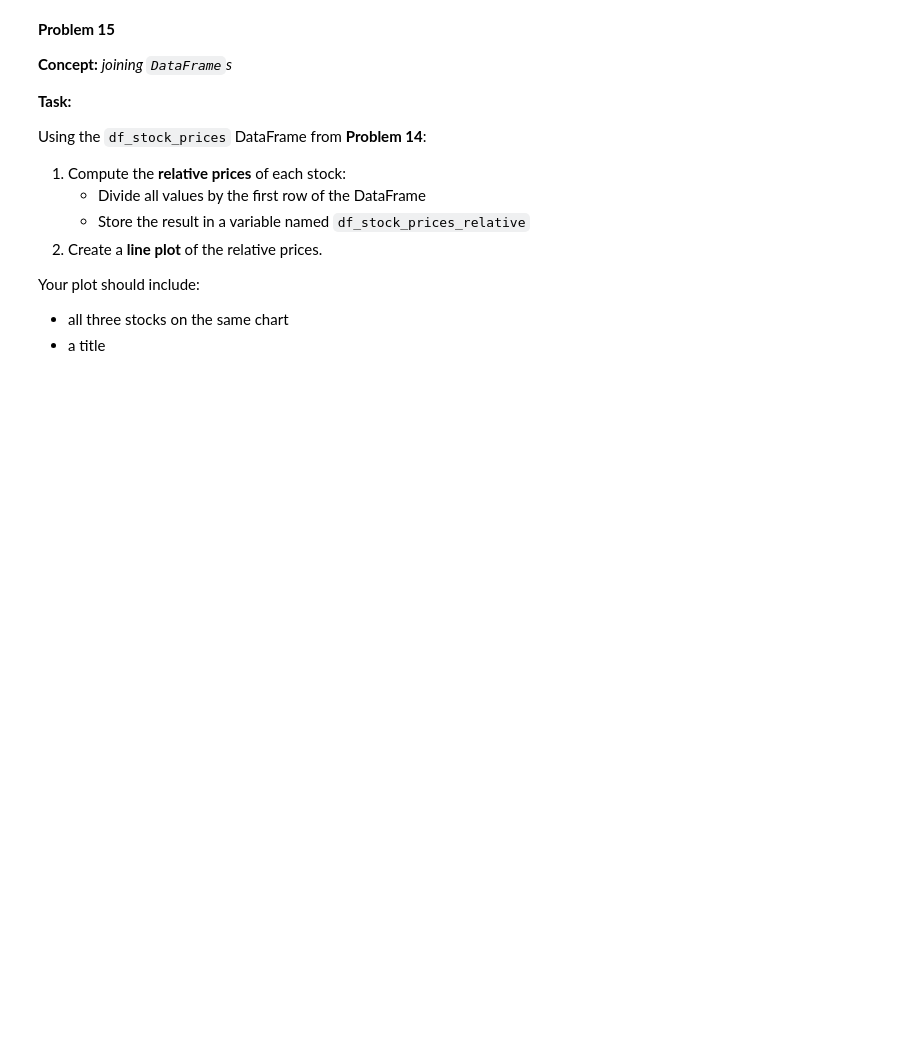
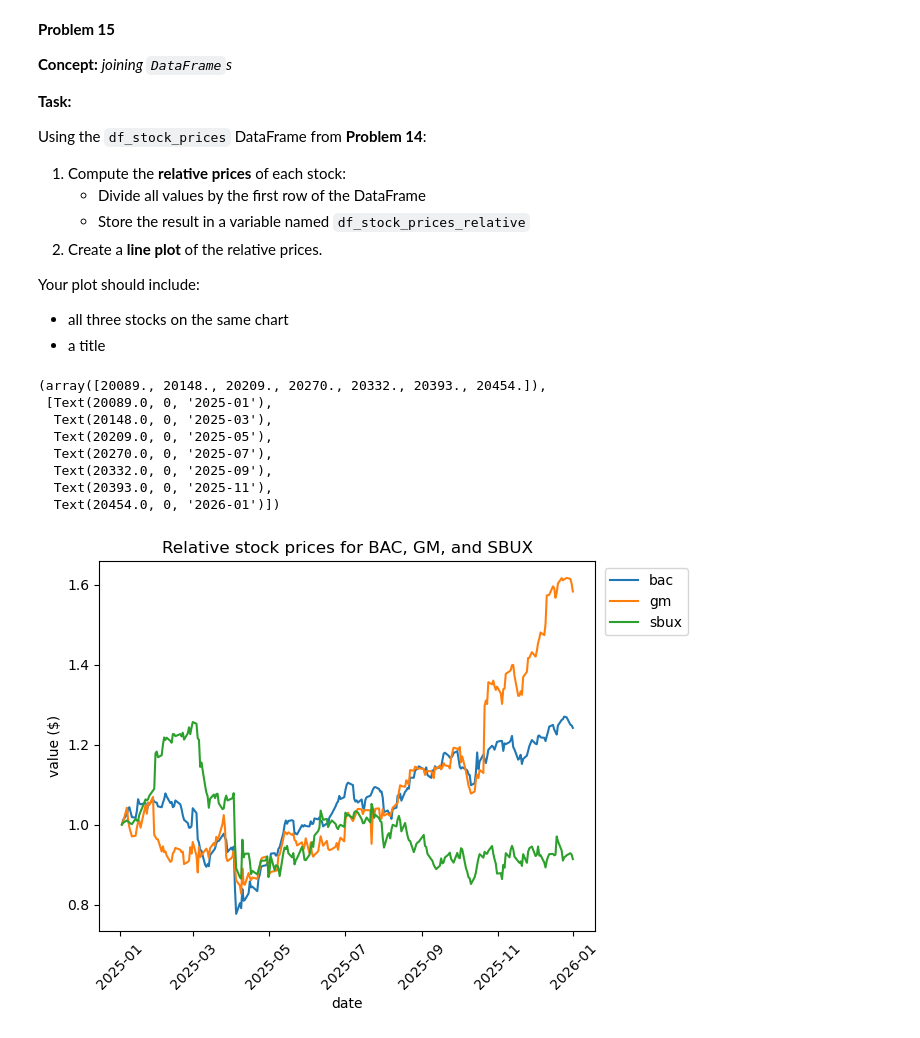
Before and after one commit to keshleem/dx602-homework-11, a Jupyter notebook: homework.ipynb, the cells around one changed output. Cells and saved outputs as stored; diff of their text form; code cells hidden in the pictures; blank space fills up the shorter version.

```diff
--- a/homework.ipynb
+++ b/homework.ipynb
@@ -752,0 +895,25 @@ Your plot should include:
+# %%
+# divide all values by first row of DataFrame
+df_stock_prices_relative = df_stock_prices / df_stock_prices.iloc[0] # gets first row
+
+# plotting the relative prices of each stock
+plt.plot(df_stock_prices_relative)
+
+plt.legend(labels=df_stock_prices_relative,
+           loc="upper right",
+           bbox_to_anchor=(1.20, 1))
+
+plt.title("Relative stock prices for BAC, GM, and SBUX")
+plt.xlabel("date")
+plt.ylabel("value ($)")
+plt.xticks(rotation=45)
+# %% [output]
+(array([20089., 20148., 20209., 20270., 20332., 20393., 20454.]),
+ [Text(20089.0, 0, '2025-01'),
+  Text(20148.0, 0, '2025-03'),
+  Text(20209.0, 0, '2025-05'),
+  Text(20270.0, 0, '2025-07'),
+  Text(20332.0, 0, '2025-09'),
+  Text(20393.0, 0, '2025-11'),
+  Text(20454.0, 0, '2026-01')])
+[figure, added]
```
Also changed, not shown: parts of 9 cells of this notebook.
